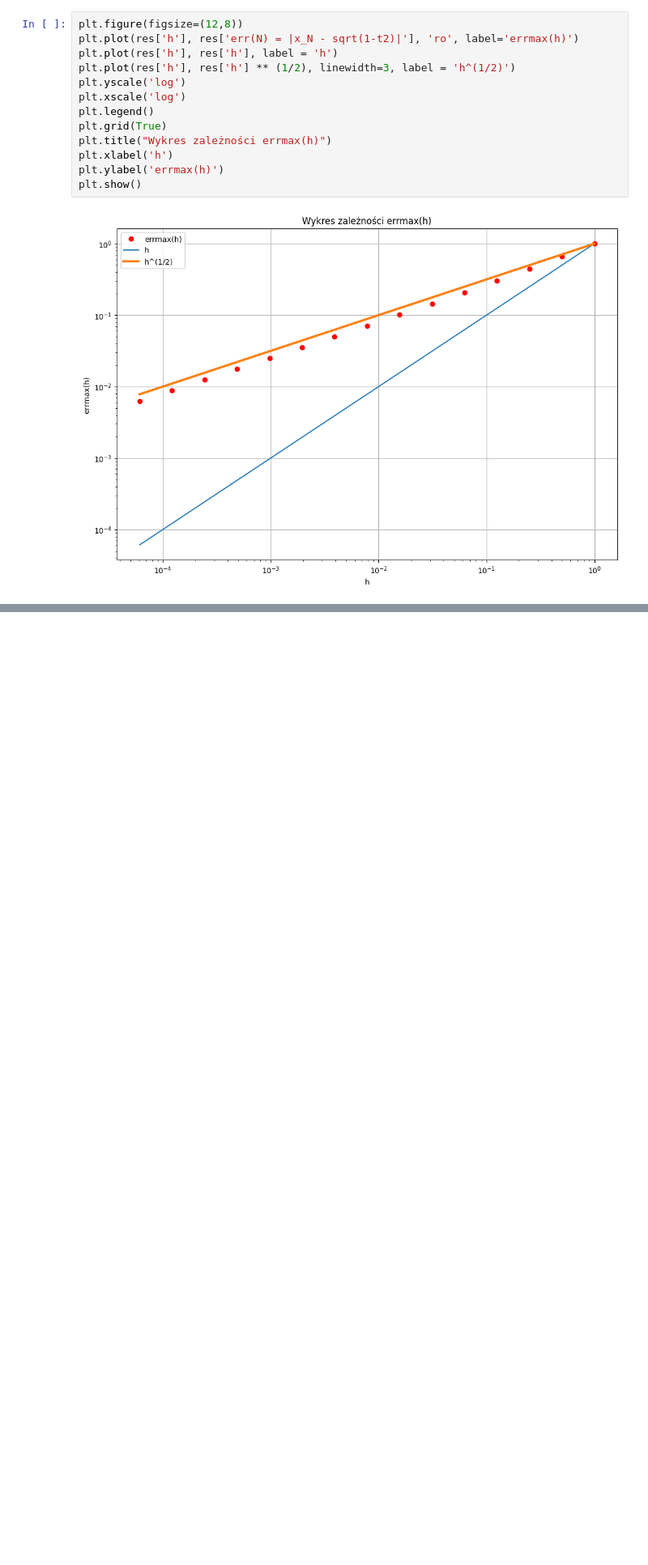
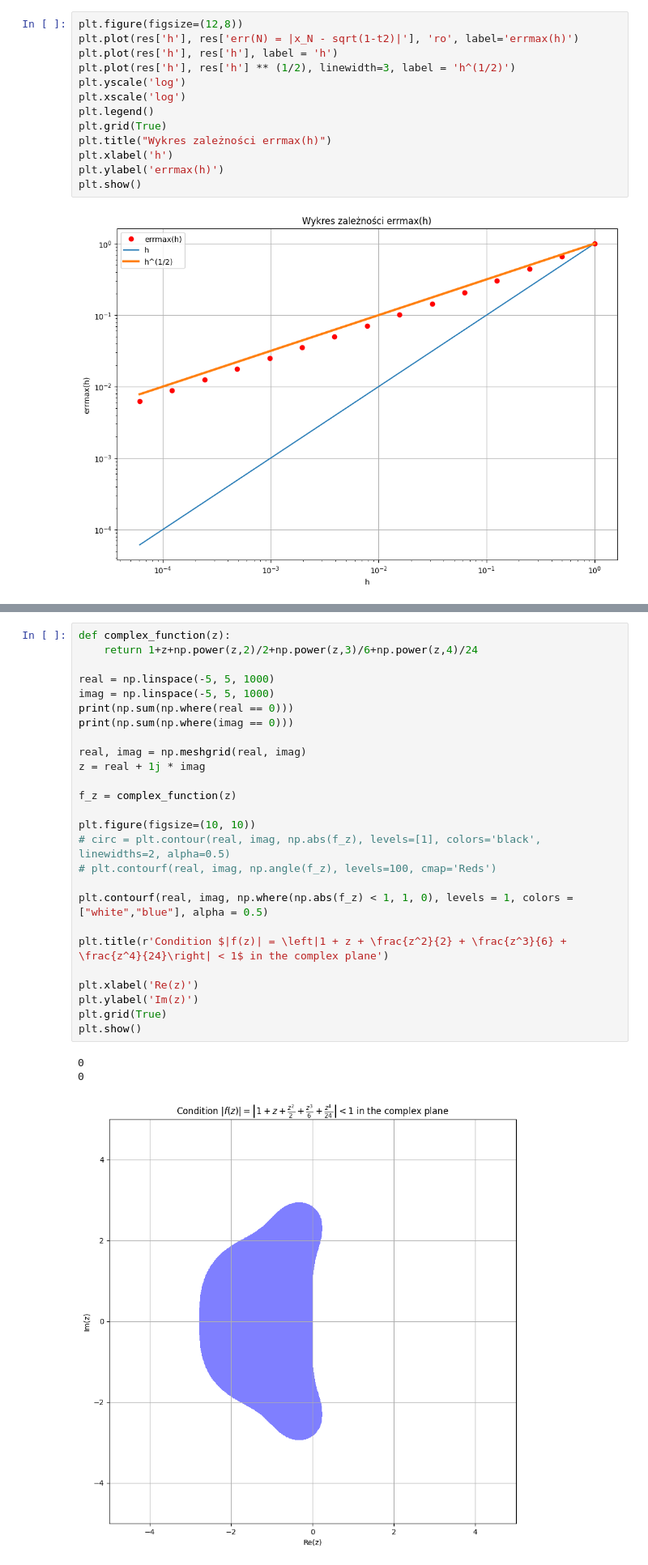
Before and after one commit to maksdebowski/MNdRRz, a Jupyter notebook: lab3-4/main.ipynb, the cells around one changed output, grey strips where cells are left out. Shown at 81% size. Saved outputs shown, nothing was run; the diff lists cells and outputs as text; blank space fills up the shorter version.

```diff
--- a/lab3-4/main.ipynb
+++ b/lab3-4/main.ipynb
@@ -273,0 +331,30 @@ plt.show()
+# %%
+def complex_function(z):
+    return 1+z+np.power(z,2)/2+np.power(z,3)/6+np.power(z,4)/24
+
+real = np.linspace(-5, 5, 1000)
+imag = np.linspace(-5, 5, 1000)
+print(np.sum(np.where(real == 0)))
+print(np.sum(np.where(imag == 0)))
+
+real, imag = np.meshgrid(real, imag)
+z = real + 1j * imag
+
+f_z = complex_function(z)
+
+plt.figure(figsize=(10, 10))
+# circ = plt.contour(real, imag, np.abs(f_z), levels=[1], colors='black', linewidths=2, alpha=0.5)
+# plt.contourf(real, imag, np.angle(f_z), levels=100, cmap='Reds')
+
+plt.contourf(real, imag, np.where(np.abs(f_z) < 1, 1, 0), levels = 1, colors = ["white","blue"], alpha = 0.5)
+
+plt.title(r'Condition $|f(z)| = \left|1 + z + \frac{z^2}{2} + \frac{z^3}{6} + \frac{z^4}{24}\right| < 1$ in the complex plane')
+
+plt.xlabel('Re(z)')
+plt.ylabel('Im(z)')
+plt.grid(True)
+plt.show()
+# %% [output]
+0
+0
+[figure, added]
```
Also changed, not shown: parts of 3 cells of this notebook.
